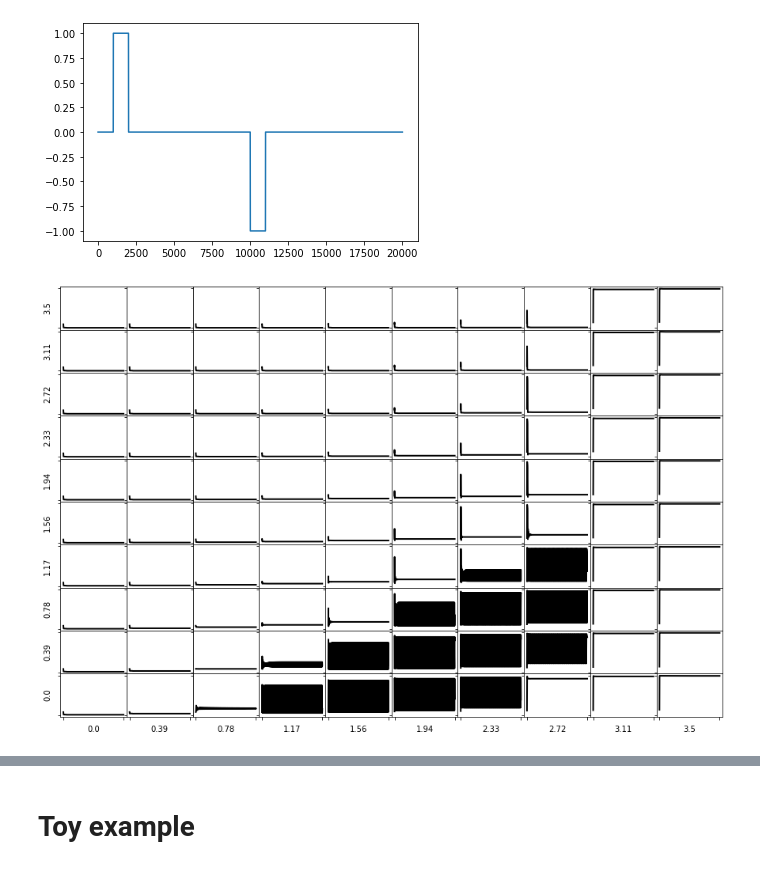
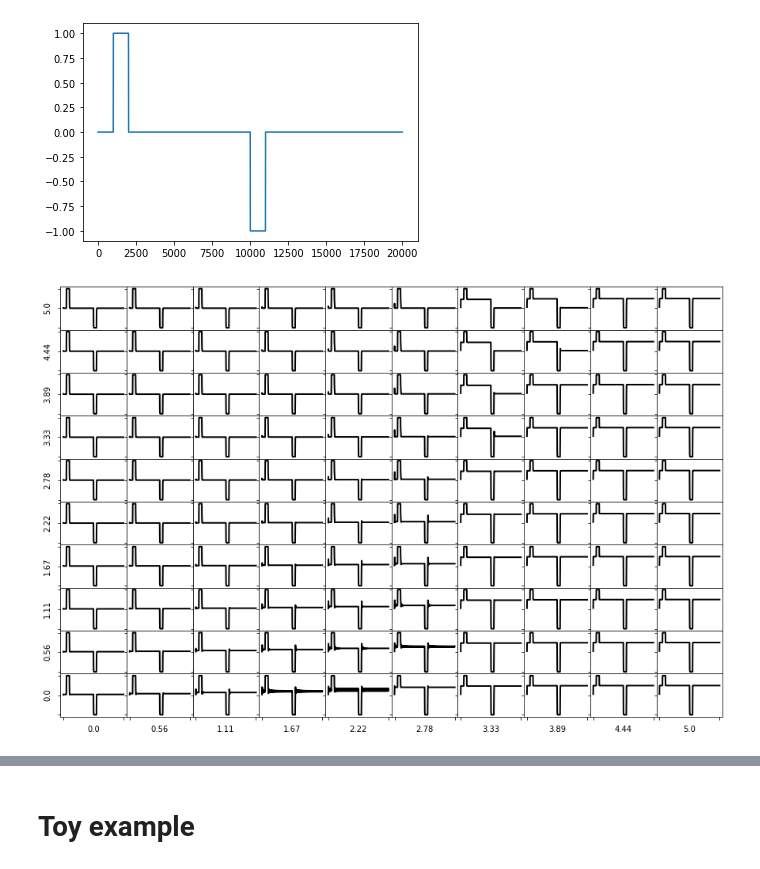
Before and after one commit to mashayu/Wilson_cowan_neurolib, a Jupyter notebook: wilson-cowan.ipynb, the cells around one changed output, grey strips where cells are left out. Cells and saved outputs as stored; diff of their text form; code cells hidden in the pictures.

```diff
--- a/wilson-cowan.ipynb
+++ b/wilson-cowan.ipynb
@@ -58,12 +58,14 @@ min_exc = []
 ex = []
 wc = WCModel()
 wc.params['duration'] = 2.0*1000
+wc.params["a_exc"] = 1
+wc.params["a_inh"] = 1
 #wc.params["control_term_E"] = stimulus
 # these are the different input values that we want to scan
 exc_inputs_n = 10
 inh_inputs_n = 10
-exc_inputs = np.linspace(0, 3.5, exc_inputs_n)
-inh_inputs = np.linspace(0, 3.5, inh_inputs_n)
+exc_inputs = np.linspace(0, 5, exc_inputs_n)
+inh_inputs = np.linspace(0, 5, inh_inputs_n)
 fig,a =  plt.subplots(inh_inputs_n,exc_inputs_n,  sharex='col', sharey='row', figsize=(15,10))
 for i, inh_ext in enumerate(inh_inputs):
     for j, exc_ext in enumerate(exc_inputs):
@@ -72,7 +74,7 @@ for i, inh_ext in enumerate(inh_inputs):
         wc.params['exc_ext'] = exc_ext
         wc.params['inh_ext'] = inh_ext
         wc.params["control_term_E"] = stimulus
-        wc.params["control_term_I"] = stimulus
+        #wc.params["control_term_I"] = stimulus
         wc.run()
         # we add the maximum and the minimum of the last second of the
         # simulation to a list
@@ -94,31 +96,31 @@ for i, inh_ext in enumerate(inh_inputs):
 
 
         a[inh_inputs_n-i-1][j].plot(range(int(wc.params['duration']/wc.params['dt'])), ex[0].tolist(), c='k', lw = 2)
         #a[9-i][j].plot(s)
 
         # Turn off tick labels
         a[inh_inputs_n-i-1][j].set_yticklabels([])
         a[inh_inputs_n-i-1][j].set_xticklabels([])
 
         if(i==0):
             a[inh_inputs_n-i-1][j].set_xlabel(round(exc_ext, 2))
         if(j==0):
             a[inh_inputs_n-i-1][j].set_ylabel(round(inh_ext, 2))
 
 
         #plt.show()
 
         #ex = wc.inh
         #plt.plot(range(int(wc.params['duration']/wc.params['dt'])), ex[0].tolist(), c='k', lw = 2)
         #plt.show()
 
         #print(np.shape(wc.bracets))
         #plt.plot(wc.params['duration']/wc.params['dt'], wc.exc[0], c='k', lw = 2)
         #plt.show()
 
 plt.subplots_adjust(hspace=.0)
 plt.subplots_adjust(wspace=.0)
 #fig.tight_layout()
 plt.show()
 # %% [output]
-[figure, old version]
+[figure, new version]
```
Also changed, not shown: parts of 11 cells of this notebook.
